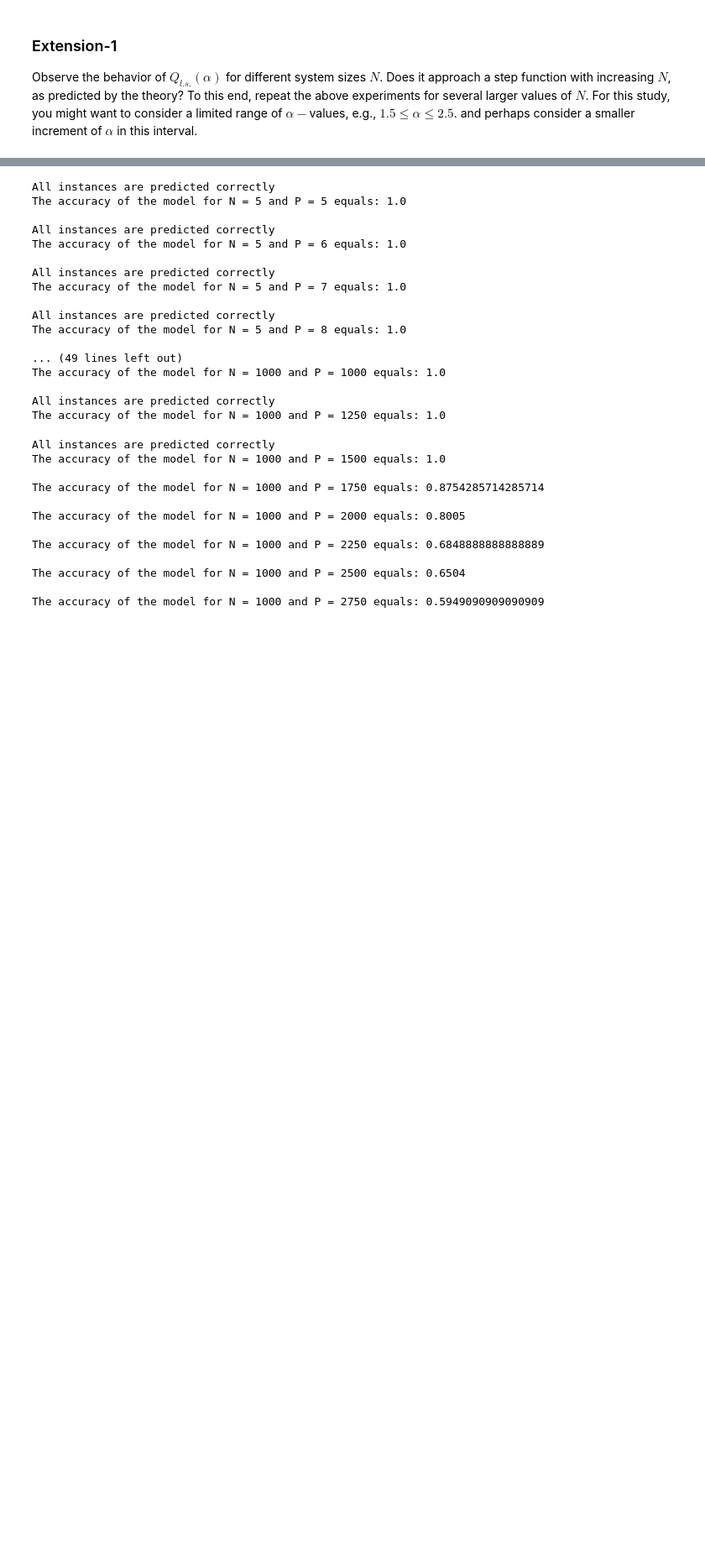
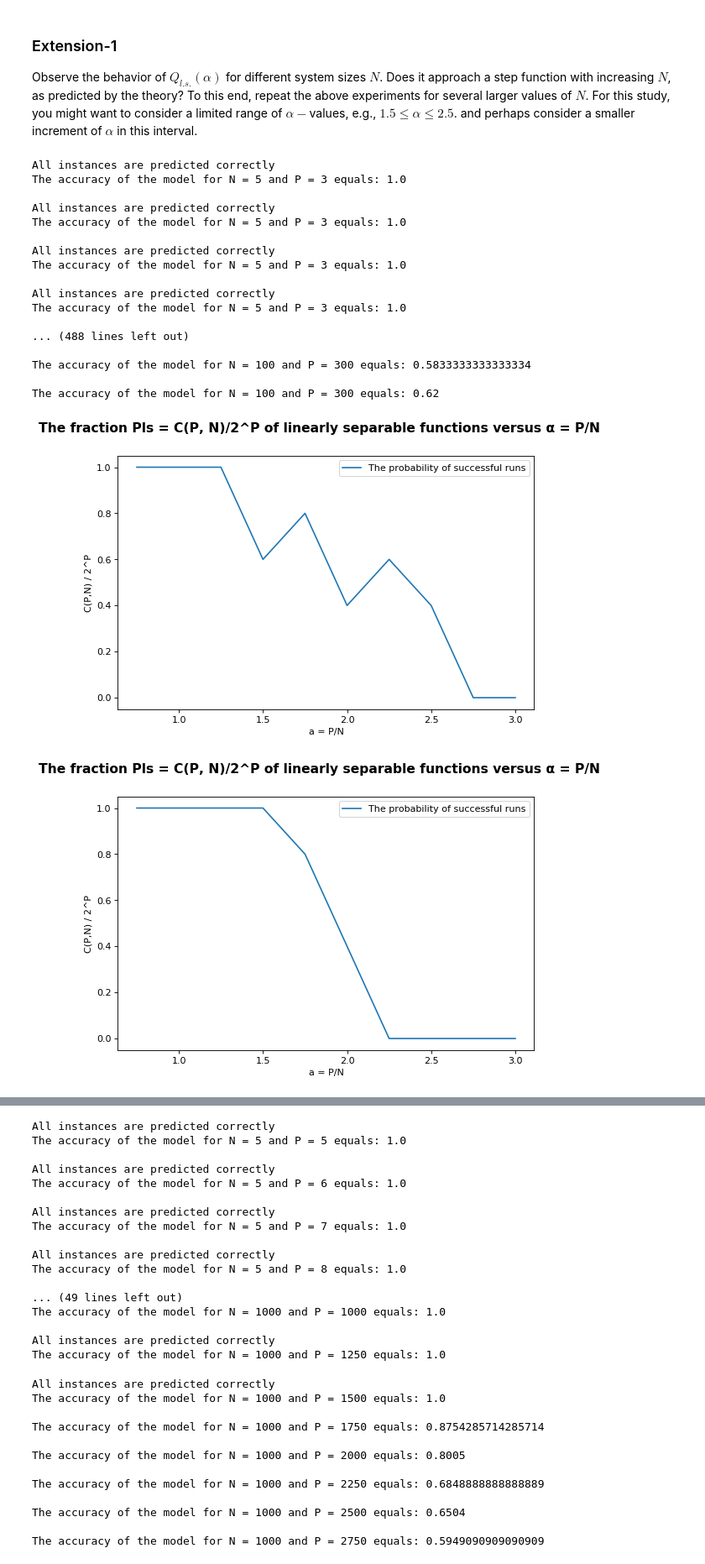
Before and after one commit to philip-andreadis/group_assignments, a Jupyter notebook: RosenblattPerceptron.ipynb, the cells around one changed output, grey strips where cells are left out. Shown at 84% size. Drawn from its saved outputs; the diff is of its cells as text; code cells hidden in the pictures; blank space fills up the shorter version.

```diff
--- a/RosenblattPerceptron.ipynb
+++ b/RosenblattPerceptron.ipynb
@@ -221,3 +179,54 @@ The accuracy of the model for N = 40 and P = 120 equals: 0.7083333333333334
 Observe the behavior of $Q_{l.s.}(α)$ for different system sizes $N$. Does it approach a step function with increasing $N$, as predicted by the theory? To this end, repeat the above experiments
 for several larger values of $N$. For this study, you might want to consider a limited range of
 $α-$values, e.g., $1.5 \leq α\leq 2.5$. and perhaps consider a smaller increment of $α$ in this interval.
+# %%
+# Number of features (columns)
+N = [5, 20, 40, 100]
+# The different ratios of P to N
+A = np.arange(0.75, 3.25, 0.25)
+# The margin of whether weights change
+c = 0
+# Initialize number of epochs
+epochs = 500
+nd = 5
+
+for N in N:
+    prob = np.array([])
+    for a in A:
+        accuracy = np.array([])
+        # Number of training samples (rows)
+        P = int(a*N)
+
+        # Generate nd independent datasets
+        for j in range(nd):
+            # Initialize training samples
+            x, s, w = init_(P, N)
+            # Run Rosenblatt-Perceptron algorithm
+            accuracy = np.append(accuracy, rosenblattPerceptron(x, s, w, P, c) )
+
+        prob = np.append(prob, np.sum(accuracy[accuracy==1])/nd)
+
+    plt.figure(figsize=(8, 5), dpi=80)
+    successfulPlot(A, prob, 'The probability of successful runs')
+    plt.legend(loc='best')
+plt.show()
+# %% [output]
+All instances are predicted correctly
+The accuracy of the model for N = 5 and P = 3 equals: 1.0
+
+All instances are predicted correctly
+The accuracy of the model for N = 5 and P = 3 equals: 1.0
+
+All instances are predicted correctly
+The accuracy of the model for N = 5 and P = 3 equals: 1.0
+
+All instances are predicted correctly
+The accuracy of the model for N = 5 and P = 3 equals: 1.0
+
+... (488 lines left out)
+
+The accuracy of the model for N = 100 and P = 300 equals: 0.5833333333333334
+
+The accuracy of the model for N = 100 and P = 300 equals: 0.62
+[figure, added]
+[figure, added]
```
Also changed, not shown: parts of 4 cells of this notebook.
